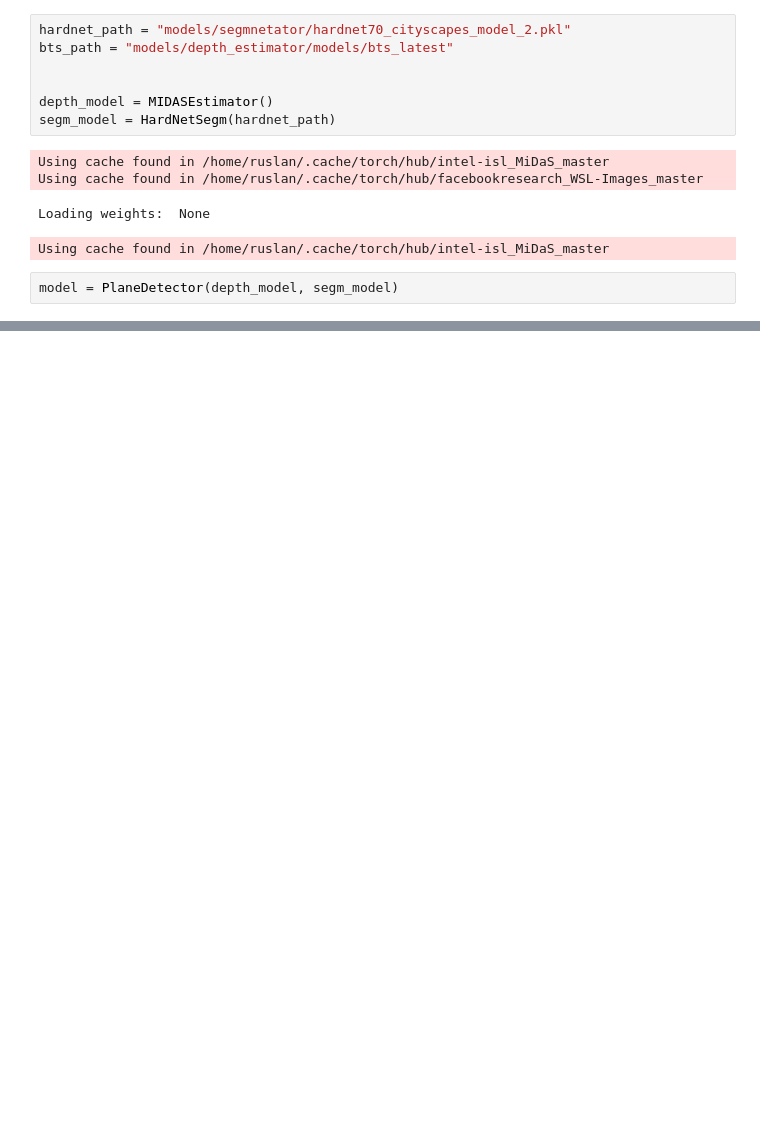
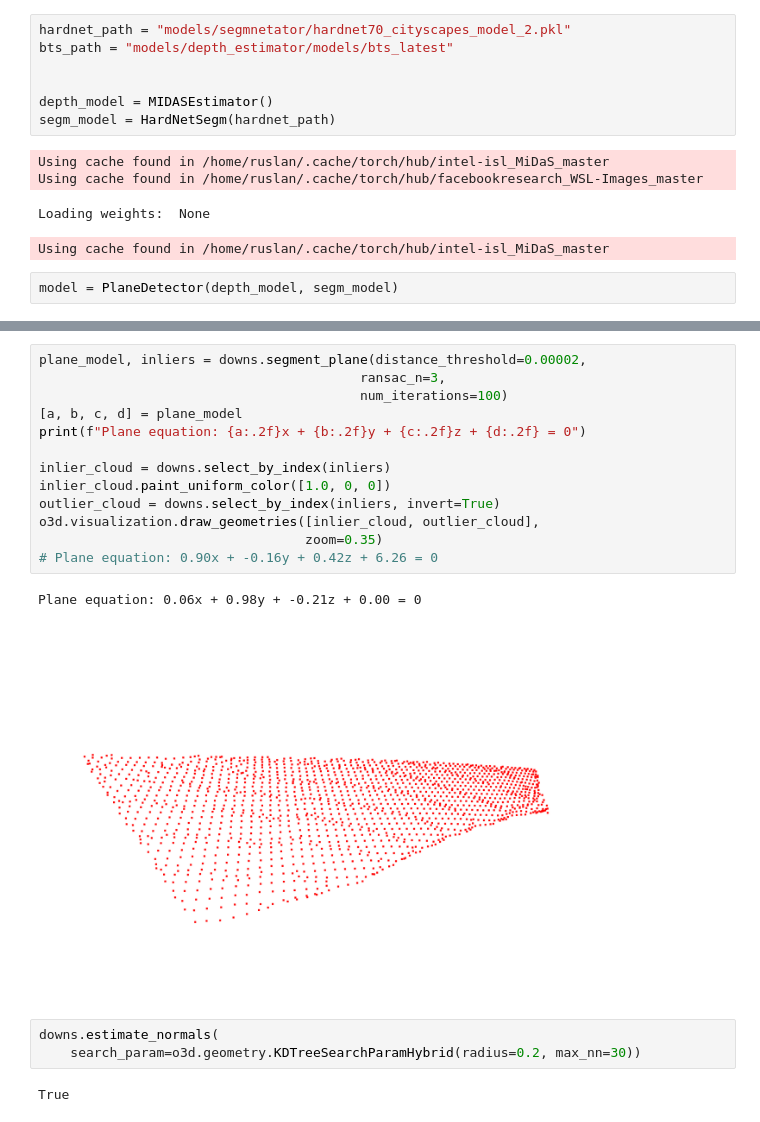
Before and after one commit to RuslanOm/plane_reconstructor, a Jupyter notebook: experiments.ipynb, the cells around one changed output, grey strips where cells are left out. Saved outputs shown, nothing was run; the diff lists cells and outputs as text; blank space fills up the shorter version.

```diff
--- a/experiments.ipynb
+++ b/experiments.ipynb
@@ -136,0 +153,21 @@ o3d.visualization.draw_geometries([pcd], zoom=0.35)
+# %%
+plane_model, inliers = downs.segment_plane(distance_threshold=0.00002,
+                                         ransac_n=3,
+                                         num_iterations=100)
+[a, b, c, d] = plane_model
+print(f"Plane equation: {a:.2f}x + {b:.2f}y + {c:.2f}z + {d:.2f} = 0")
+
+inlier_cloud = downs.select_by_index(inliers)
+inlier_cloud.paint_uniform_color([1.0, 0, 0])
+outlier_cloud = downs.select_by_index(inliers, invert=True)
+o3d.visualization.draw_geometries([inlier_cloud, outlier_cloud],
+                                  zoom=0.35)
+# Plane equation: 0.90x + -0.16y + 0.42z + 6.26 = 0
+# %% [output]
+Plane equation: 0.06x + 0.98y + -0.21z + 0.00 = 0
+[figure, added]
+# %%
+downs.estimate_normals(
+    search_param=o3d.geometry.KDTreeSearchParamHybrid(radius=0.2, max_nn=30))
+# %% [output]
+True
```
Also changed, not shown: parts of 26 cells of this notebook, 3 other files.
